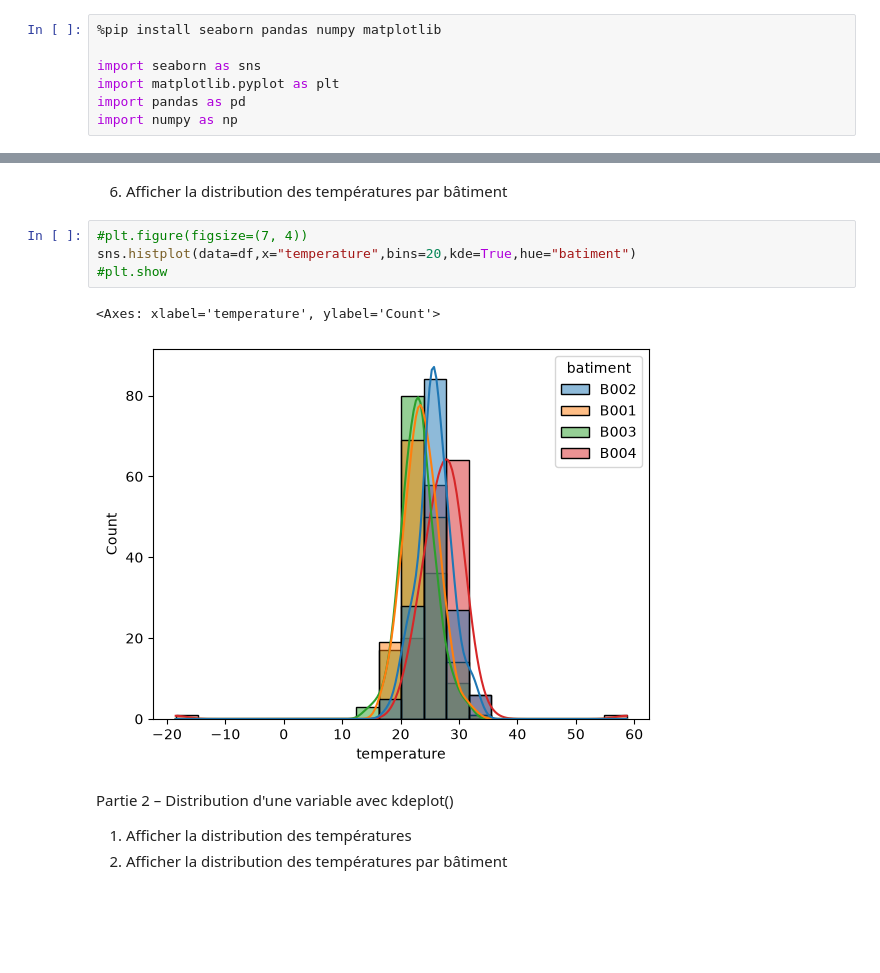
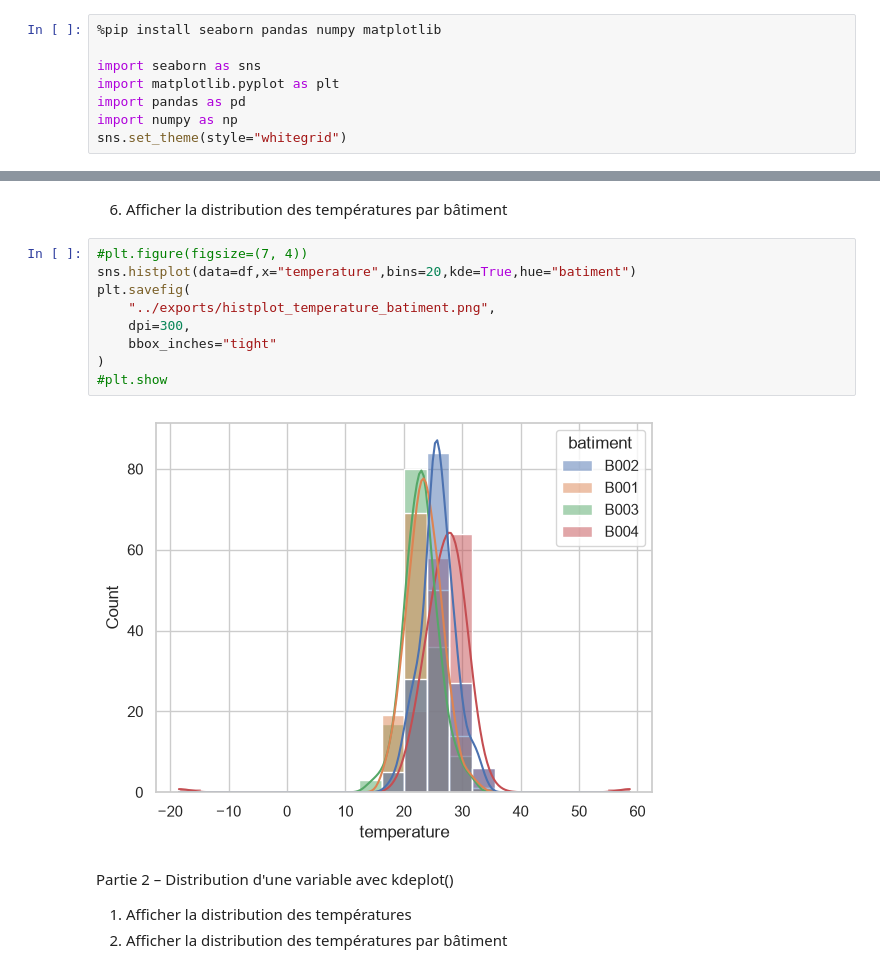
Before and after one commit to rokhayacoumbadiouf-bit/Atelier_Seaborn, a Jupyter notebook: atelier_seaborn_iot/notebooks/atelier_seaborn_iot.ipynb, the cells around one changed output, grey strips where cells are left out. Cells and saved outputs as stored; diff of their text form; blank space fills up the shorter version.

```diff
--- a/atelier_seaborn_iot/notebooks/atelier_seaborn_iot.ipynb
+++ b/atelier_seaborn_iot/notebooks/atelier_seaborn_iot.ipynb
@@ -13,6 +13,7 @@ import seaborn as sns
 import matplotlib.pyplot as plt
 import pandas as pd
 import numpy as np
+sns.set_theme(style="whitegrid")
 # %% [output]
 Requirement already satisfied: seaborn in c:\Users\rokha\miniconda3\Lib\site-packages (0.13.2)
 Requirement already satisfied: pandas in c:\Users\rokha\miniconda3\Lib\site-packages (3.0.5)
@@ -83,10 +93,14 @@ sns.histplot(data=df,x="temperature",bins=20,kde=True)
 # %%
 #plt.figure(figsize=(7, 4))
 sns.histplot(data=df,x="temperature",bins=20,kde=True,hue="batiment")
+plt.savefig(
+    "../exports/histplot_temperature_batiment.png",
+    dpi=300,
+    bbox_inches="tight"
+)
 #plt.show
 # %% [output]
-<Axes: xlabel='temperature', ylabel='Count'>
-[figure, old version]
+[figure, new version]
 # %% [markdown]
 Partie 2 – Distribution d'une variable avec kdeplot()
 1) Afficher la distribution des températures
```
Also changed, not shown: parts of 30 cells of this notebook, 18 other files.
